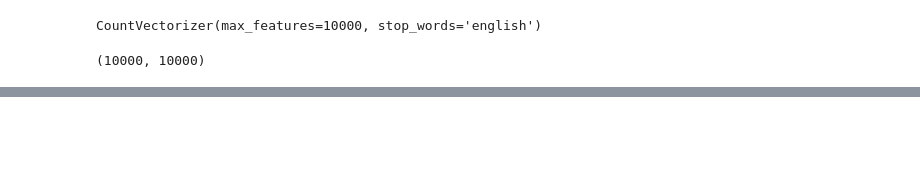
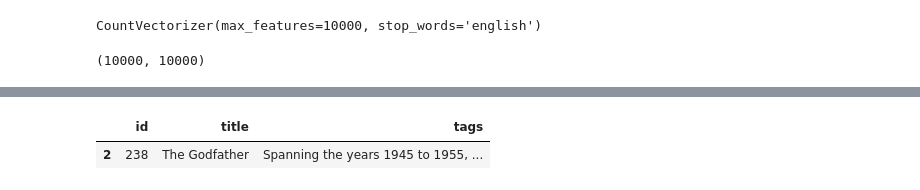
Before and after one commit to Ujjwalsahu001/MOVIE-recommendation, a Jupyter notebook: MOVIE_RECOMMANDATION_.ipynb, the cells around one changed output, grey strips where cells are left out. Drawn from its saved outputs; the diff is of its cells as text; code cells hidden in the pictures; blank space fills up the shorter version.

```diff
--- a/MOVIE_RECOMMANDATION_.ipynb
+++ b/MOVIE_RECOMMANDATION_.ipynb
@@ -201,0 +222,5 @@ vector.shape
+# %%
+new_data[new_data['title']=="The Godfather"]
+# %% [output]
+|  | id | title | tags |
+| 2 | 238 | The Godfather | Spanning the years 1945 to 1955, ... |
```
Also changed, not shown: parts of 3 cells of this notebook.
